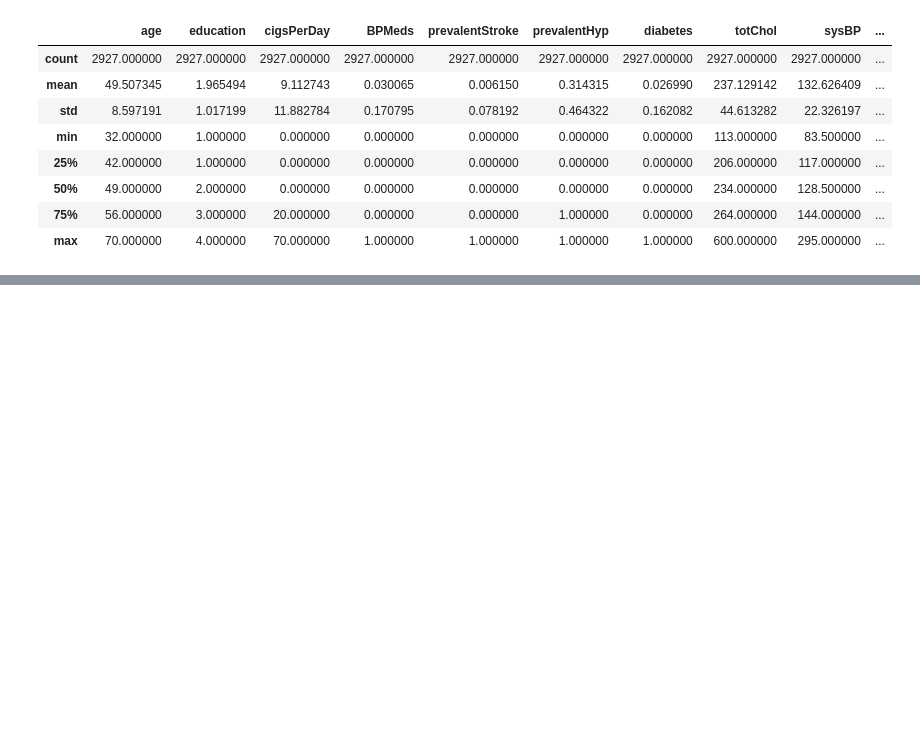
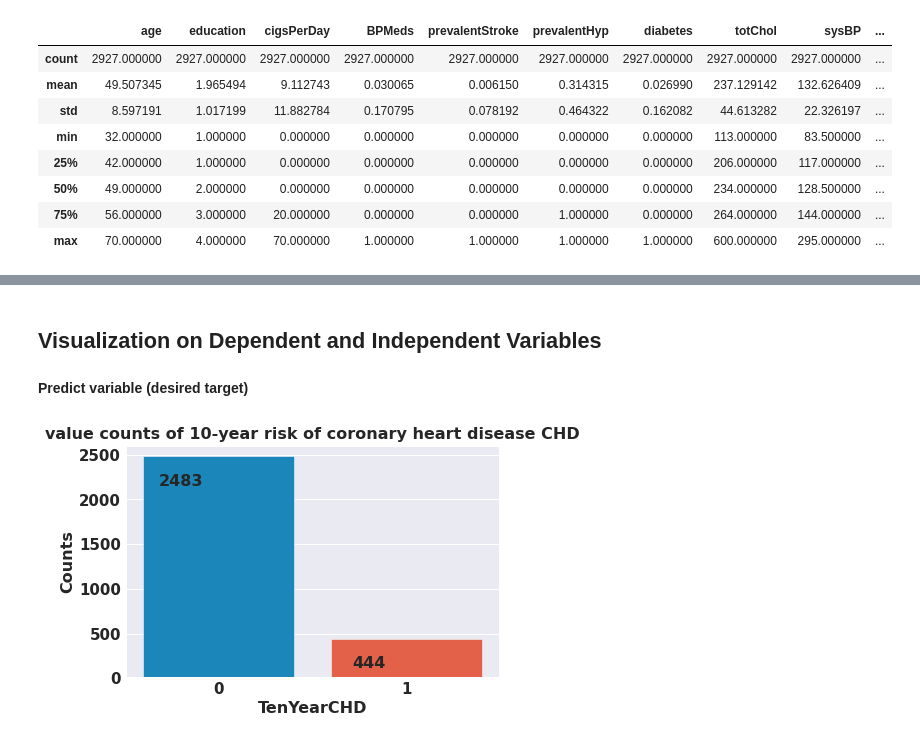
Before and after one commit to kavrit/Cardiovascular-Risk-Prediction, a Jupyter notebook: Capstone_Project_Cardiovascular_Risk_Prediction.ipynb, the cells around one changed output, grey strips where cells are left out. Drawn from its saved outputs; the diff is of its cells as text; code cells hidden in the pictures; blank space fills up the shorter version.

```diff
--- a/Capstone_Project_Cardiovascular_Risk_Prediction.ipynb
+++ b/Capstone_Project_Cardiovascular_Risk_Prediction.ipynb
@@ -321,0 +367,16 @@ independent_vars.describe()
+# %% [markdown]
+## **Visualization on Dependent and Independent Variables**
+# %% [markdown]
+**Predict variable (desired target)**
+# %%
+# value counts of 10-year risk of coronary heart disease CHD
+plt.figure(figsize=(6,4))
+ch = sns.countplot(df['TenYearCHD'])
+plt.xlabel('TenYearCHD', size=16)
+plt.ylabel('Counts', size=16)
+plt.title('value counts of 10-year risk of coronary heart disease CHD', size=16)
+for p in ch.patches:
+    ch.annotate(f'\n{p.get_height()}', (p.get_x()+0.2, p.get_height()), ha='center', va='top', size=16)
+plt.show()
+# %% [output]
+[figure, added]
```
Also changed, not shown: parts of 33 cells of this notebook.
